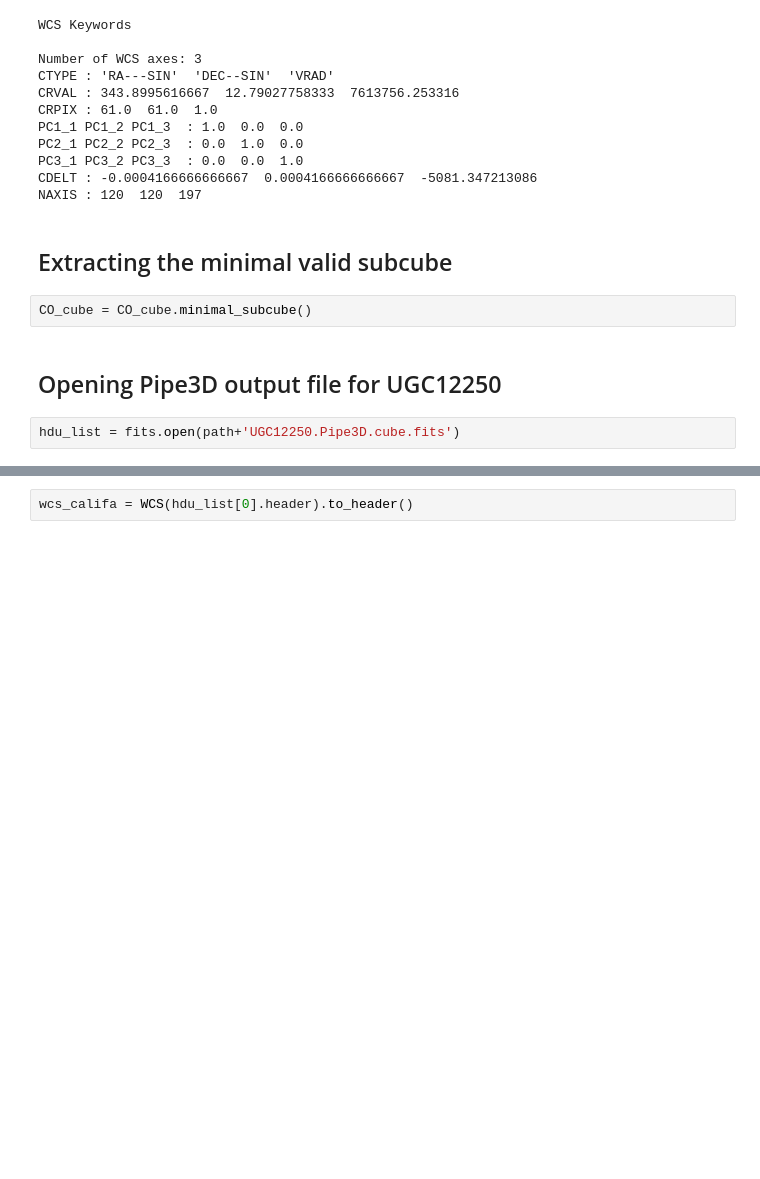
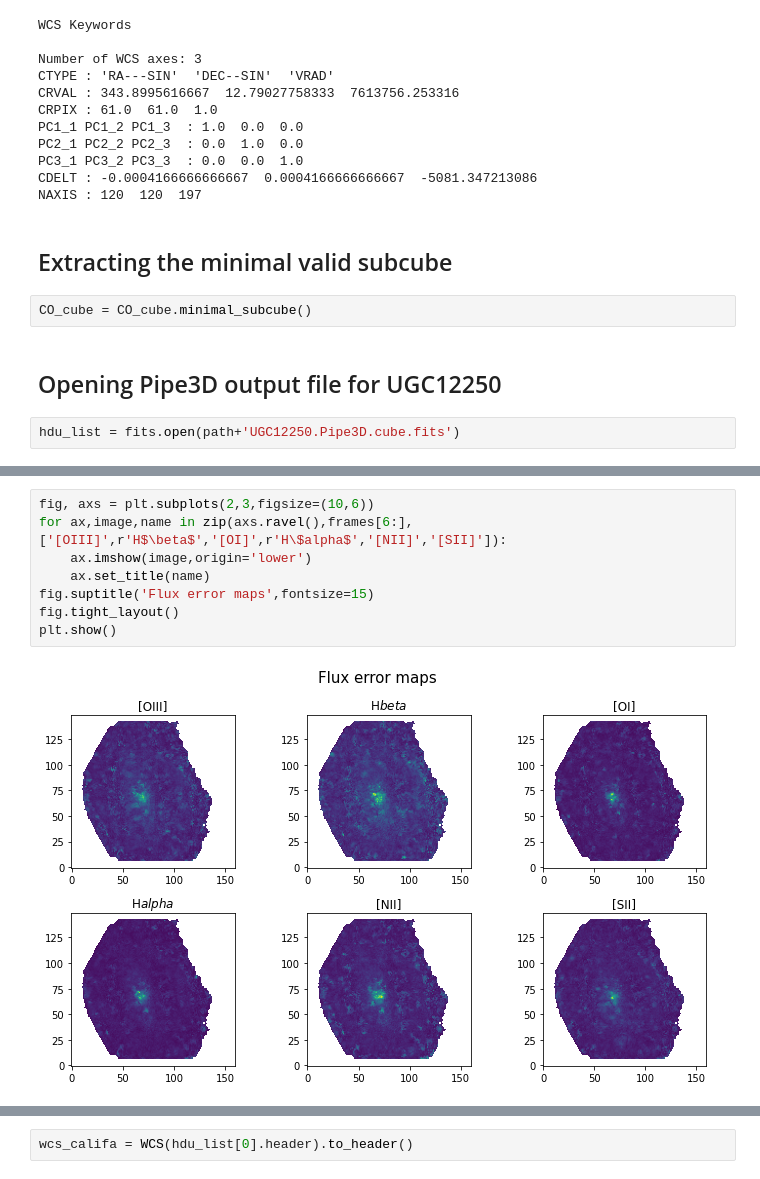
Before and after one commit to Bruno-Rodriguez/quenching-nearby-galaxies, a Jupyter notebook: smooth_and_reproject_cubes.ipynb, the cells around one changed output, grey strips where cells are left out. Cells and saved outputs as stored; diff of their text form; blank space fills up the shorter version.

```diff
--- a/smooth_and_reproject_cubes.ipynb
+++ b/smooth_and_reproject_cubes.ipynb
@@ -83,0 +88,10 @@ plt.show()
+# %%
+fig, axs = plt.subplots(2,3,figsize=(10,6))
+for ax,image,name in zip(axs.ravel(),frames[6:],['[OIII]',r'H$\beta$','[OI]',r'H\$alpha$','[NII]','[SII]']):
+    ax.imshow(image,origin='lower')
+    ax.set_title(name)
+fig.suptitle('Flux error maps',fontsize=15)
+fig.tight_layout()
+plt.show()
+# %% [output]
+[figure, added]
```
Also changed, not shown: parts of 44 cells of this notebook.
